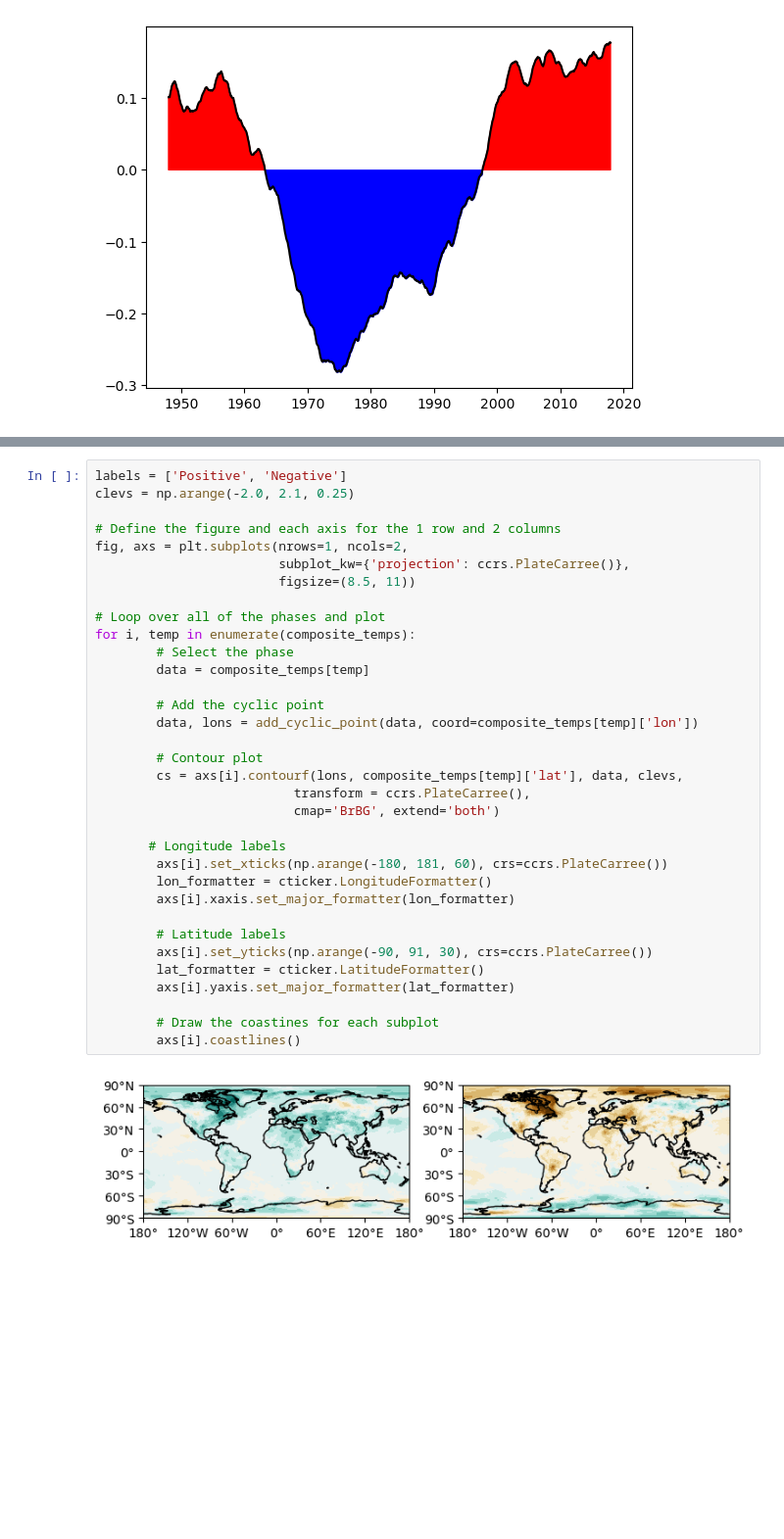
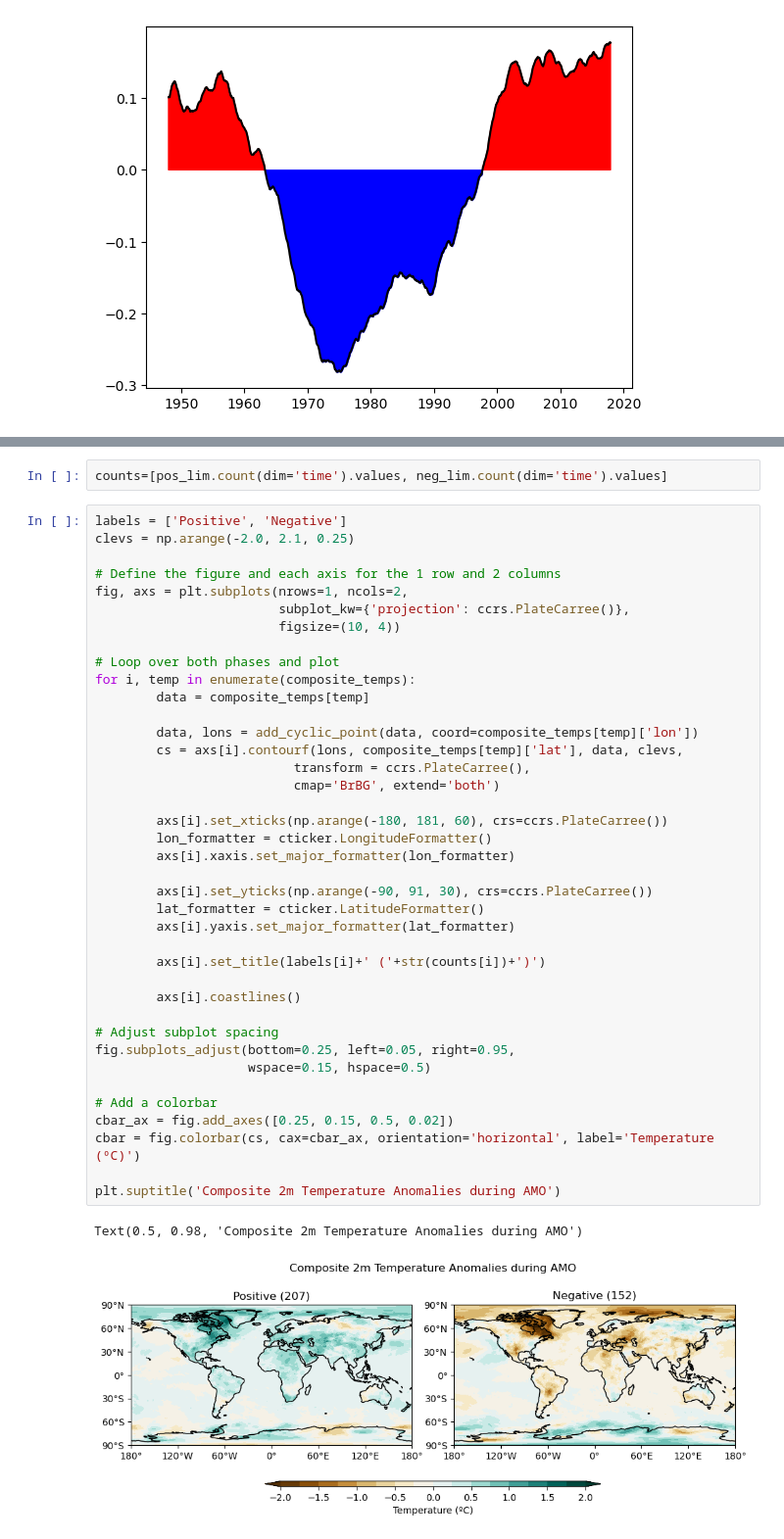
Before and after one commit to anlawyer/clim680, a Jupyter notebook: composite-analysis.ipynb, the cells around one changed output, grey strips where cells are left out. Shown at 98% size. Drawn from its saved outputs; the diff is of its cells as text; blank space fills up the shorter version.

```diff
--- a/composite-analysis.ipynb
+++ b/composite-analysis.ipynb
@@ -119,39 +119,47 @@ composite_temps
  Coordinates:
    * lat      (lat) float64 6kB -90.0 -89.75 -89.5 -89.25 ... 89.5 89.75 90.0
    * lon      (lon) float64 12kB -180.0 -179.8 -179.5 ... 179.2 179.5 179.8}
+# %%
+counts=[pos_lim.count(dim='time').values, neg_lim.count(dim='time').values]
 # %%
 labels = ['Positive', 'Negative']
 clevs = np.arange(-2.0, 2.1, 0.25)
 
 # Define the figure and each axis for the 1 row and 2 columns
 fig, axs = plt.subplots(nrows=1, ncols=2,
                         subplot_kw={'projection': ccrs.PlateCarree()},
-                        figsize=(8.5, 11))
+                        figsize=(10, 4))
 
-# Loop over all of the phases and plot
+# Loop over both phases and plot
 for i, temp in enumerate(composite_temps):
-        # Select the phase
         data = composite_temps[temp]
 
-        # Add the cyclic point
         data, lons = add_cyclic_point(data, coord=composite_temps[temp]['lon'])
-
-        # Contour plot
         cs = axs[i].contourf(lons, composite_temps[temp]['lat'], data, clevs,
                           transform = ccrs.PlateCarree(),
                           cmap='BrBG', extend='both')
 
-       # Longitude labels
         axs[i].set_xticks(np.arange(-180, 181, 60), crs=ccrs.PlateCarree())
         lon_formatter = cticker.LongitudeFormatter()
         axs[i].xaxis.set_major_formatter(lon_formatter)
 
-        # Latitude labels
         axs[i].set_yticks(np.arange(-90, 91, 30), crs=ccrs.PlateCarree())
         lat_formatter = cticker.LatitudeFormatter()
         axs[i].yaxis.set_major_formatter(lat_formatter)
 
-        # Draw the coastines for each subplot
+        axs[i].set_title(labels[i]+' ('+str(counts[i])+')')
+
         axs[i].coastlines()
+
+# Adjust subplot spacing
+fig.subplots_adjust(bottom=0.25, left=0.05, right=0.95,
+                    wspace=0.15, hspace=0.5)
+
+# Add a colorbar
+cbar_ax = fig.add_axes([0.25, 0.15, 0.5, 0.02])
+cbar = fig.colorbar(cs, cax=cbar_ax, orientation='horizontal', label='Temperature (ºC)')
+
+plt.suptitle('Composite 2m Temperature Anomalies during AMO')
 # %% [output]
+Text(0.5, 0.98, 'Composite 2m Temperature Anomalies during AMO')
-[figure, old version]
+[figure, new version]
```
